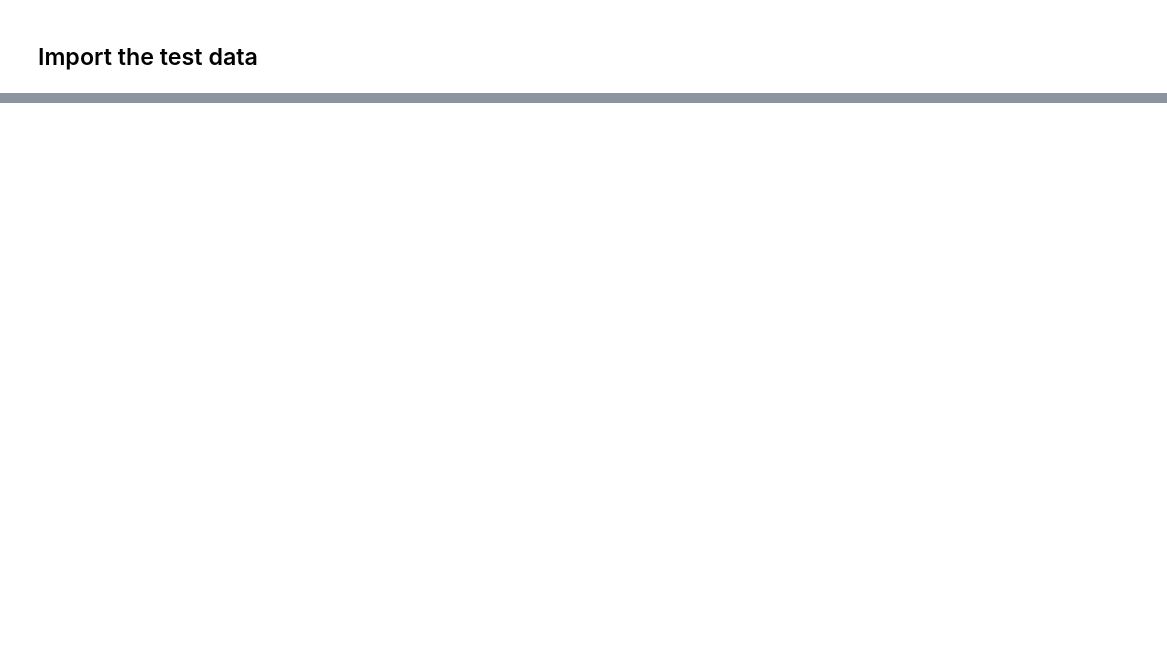
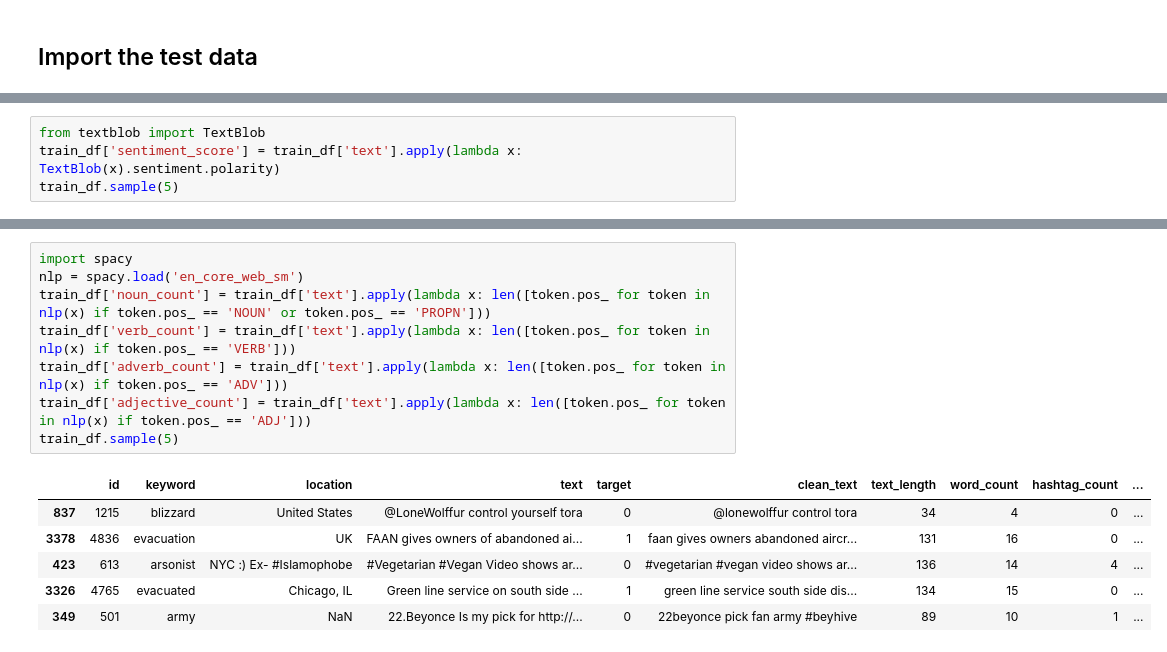
Before and after one commit to nfacciol/Project-C-NLP, a Jupyter notebook: disaster_tweets.ipynb, the cells around one changed output, grey strips where cells are left out. Cells and saved outputs as stored; diff of their text form; blank space fills up the shorter version.

```diff
--- a/disaster_tweets.ipynb
+++ b/disaster_tweets.ipynb
@@ -49,0 +165,4 @@ test_df
+# %%
+from textblob import TextBlob
+train_df['sentiment_score'] = train_df['text'].apply(lambda x: TextBlob(x).sentiment.polarity)
+train_df.sample(5)
@@ -49,0 +176,15 @@ test_df
+# %%
+import spacy
+nlp = spacy.load('en_core_web_sm')
+train_df['noun_count'] = train_df['text'].apply(lambda x: len([token.pos_ for token in nlp(x) if token.pos_ == 'NOUN' or token.pos_ == 'PROPN']))
+train_df['verb_count'] = train_df['text'].apply(lambda x: len([token.pos_ for token in nlp(x) if token.pos_ == 'VERB']))
+train_df['adverb_count'] = train_df['text'].apply(lambda x: len([token.pos_ for token in nlp(x) if token.pos_ == 'ADV']))
+train_df['adjective_count'] = train_df['text'].apply(lambda x: len([token.pos_ for token in nlp(x) if token.pos_ == 'ADJ']))
+train_df.sample(5)
+# %% [output]
+|  | id | keyword | location | text | target | clean_text | text_length | word_count | hashtag_count | ... |
+| 837 | 1215 | blizzard | United States | @LoneWolffur control yourself tora | 0 | @lonewolffur control tora | 34 | 4 | 0 | ... |
+| 3378 | 4836 | evacuation | UK | FAAN gives owners of abandoned ai... | 1 | faan gives owners abandoned aircr... | 131 | 16 | 0 | ... |
+| 423 | 613 | arsonist | NYC :) Ex- #Islamophobe | #Vegetarian #Vegan Video shows ar... | 0 | #vegetarian #vegan video shows ar... | 136 | 14 | 4 | ... |
+| 3326 | 4765 | evacuated | Chicago, IL | Green line service on south side ... | 1 | green line service south side dis... | 134 | 15 | 0 | ... |
+| 349 | 501 | army | NaN | 22.Beyonce Is my pick for http://... | 0 | 22beyonce pick fan army #beyhive | 89 | 10 | 1 | ... |
```
Also changed, not shown: parts of 24 cells of this notebook.
